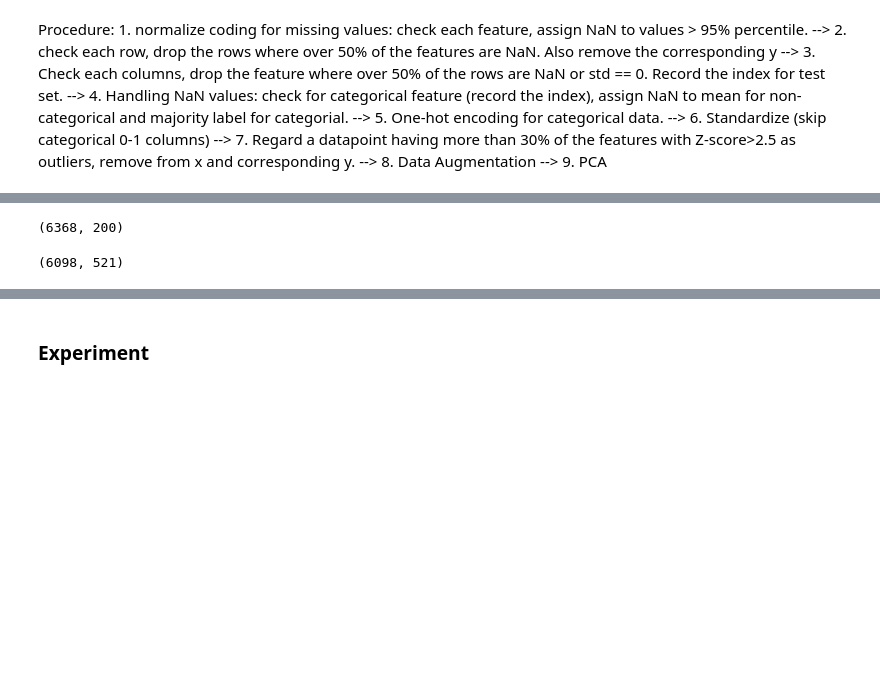
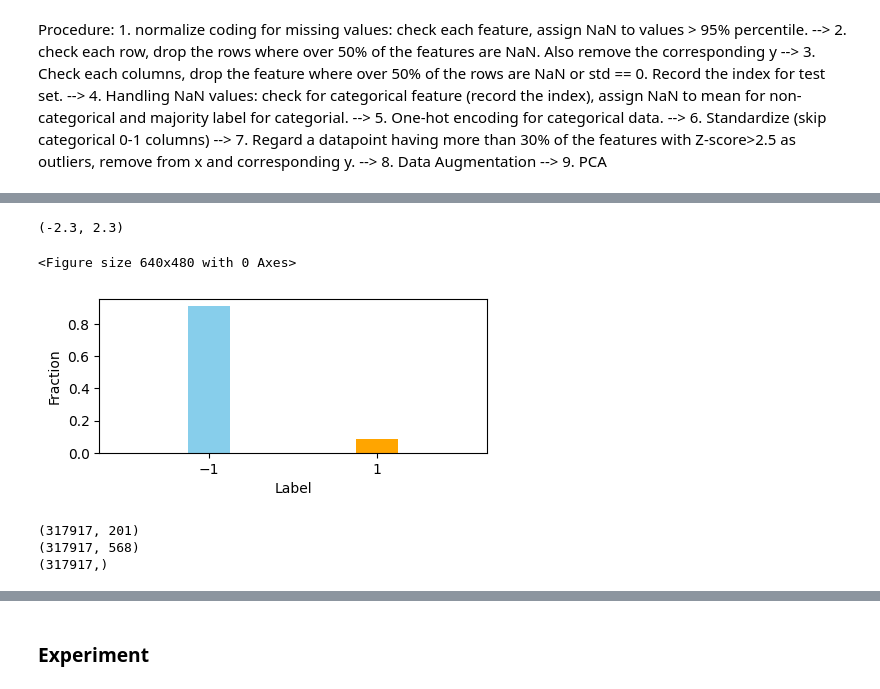
Before and after one commit to Ivonne320/ML_proj, a Jupyter notebook: project1/data_glance.ipynb, the cells around one changed output, grey strips where cells are left out. Saved outputs shown, nothing was run; the diff lists cells and outputs as text; code cells hidden in the pictures; blank space fills up the shorter version.

```diff
--- a/project1/data_glance.ipynb
+++ b/project1/data_glance.ipynb
@@ -11,7 +13,7 @@ from implementations import *
 # %% [markdown]
 Procedure: 1. normalize coding for missing values: check each feature, assign NaN to values > 95% percentile. --> 2. check each row, drop the rows where over 50% of the features are NaN. Also remove the corresponding y  --> 3. Check each columns, drop the feature where over 50% of the rows are NaN or std == 0. Record the index for test set. --> 4. Handling NaN values: check for categorical feature (record the index), assign NaN to mean for non-categorical and majority label for categorial. --> 5. One-hot encoding for categorical data. --> 6. Standardize (skip categorical 0-1 columns)  --> 7. Regard a datapoint having more than 30% of the features with Z-score>2.5 as outliers, remove from x and corresponding y. --> 8. Data Augmentation --> 9. PCA
 # %%
-x_train, x_test, y_train, train_ids, test_ids = load_csv_data("./data/dataset_to_release", sub_sample=True)
+x_train, x_test, y_train, train_ids, test_ids = load_csv_data("./data/dataset_to_release", sub_sample=False)
 # %%
 print(x_train.shape)
 print(y_train.shape)
@@ -26,3 +23,22 @@ print(y_train.shape)
+# %%
+# plot the distribution of the labels -1, 1
+plt.figure()
+plt.figure(figsize=(5, 2))
+# plt the fraction
+# plt.bar([-1, 1], [np.sum(y_train == -1), np.sum(y_train == 1)],width=0.5,color=['skyblue', 'orange'])
+plt.bar([-1, 1], [np.sum(y_train == -1)/len(y_train), np.sum(y_train == 1)/len(y_train)],width=0.5,color=['skyblue', 'orange'])
+# Set the figure size
+plt.xticks([-1, 1])
+plt.ylabel("Fraction")
+plt.xlabel("Label")
+plt.xlim(-2.3, 2.3)
+
+
+# plt.hist(y_train, bins=2)
+# %% [output]
+(-2.3, 2.3)
+<Figure size 640x480 with 0 Axes>
+[figure, added]
 # %%
 # thresholds for nans
 row_nan = 0.6
@@ -46,18 +62,28 @@ x_train_processed, y_train_processed = drop_rows(x_train_processed, y_train_proc
 # x_train_processed.shape
 # Remove features with too many nans
 x_train_processed, nan_indices = drop_features(x_train_processed, feature_nan) # 0.5 remains 174 features
+x_test_processed = x_test[:, nan_indices].copy()
 print(x_train_processed.shape)
 
 # get categorical feature indices
 cat_indices = check_categorical(x_train_processed, threshold_cat)
 # handling remaining nans
 x_train_processed = fillna(x_train_processed, cat_indices)
+x_test_processed = fillna(x_test_processed, cat_indices)
+
 # One hot encoding for categorical features
-x_train_processed = one_hot_encoding(x_train_processed, cat_indices)
-x_train_processed = standardize(x_train_processed)
-x_train_processed, y_train_processed = z_outlier_removal(x_train_processed, y_train_processed, z_threshold, feature_threshold)
-x_train_processed.shape
+
+x_train_processed, x_test_processed = one_hot_encoding(x_train_processed, x_test_processed, cat_indices)
+
+#x_train_processed, train_mean, train_std = standardize(x_train_processed)
+x_train_processed, train_max, train_min = normalization(x_train_processed)
+# x_test_processed = (x_test_processed - train_mean) / train_std
+x_test_processed, _, _  = normalization(x_test_processed, train_max, train_min)
+# x_train_processed, y_train_processed = z_outlier_removal(x_train_processed, y_train_processed, z_threshold, feature_threshold)
+print(x_train_processed.shape)
+print(y_train_processed.shape)
 # x_train_processed = add_bias(x_train_processed)
 # %% [output]
-(6368, 200)
+(317917, 201)
+(317917, 568)
+(317917,)
-(6098, 521)
```
Also changed, not shown: parts of 50 cells of this notebook.
